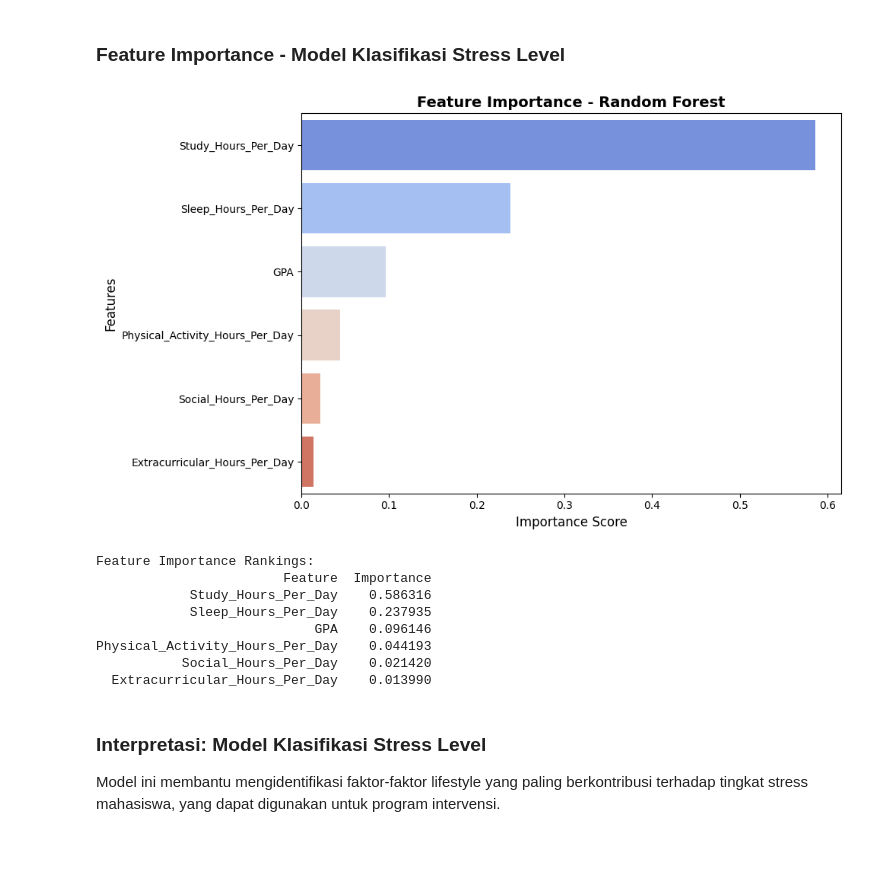
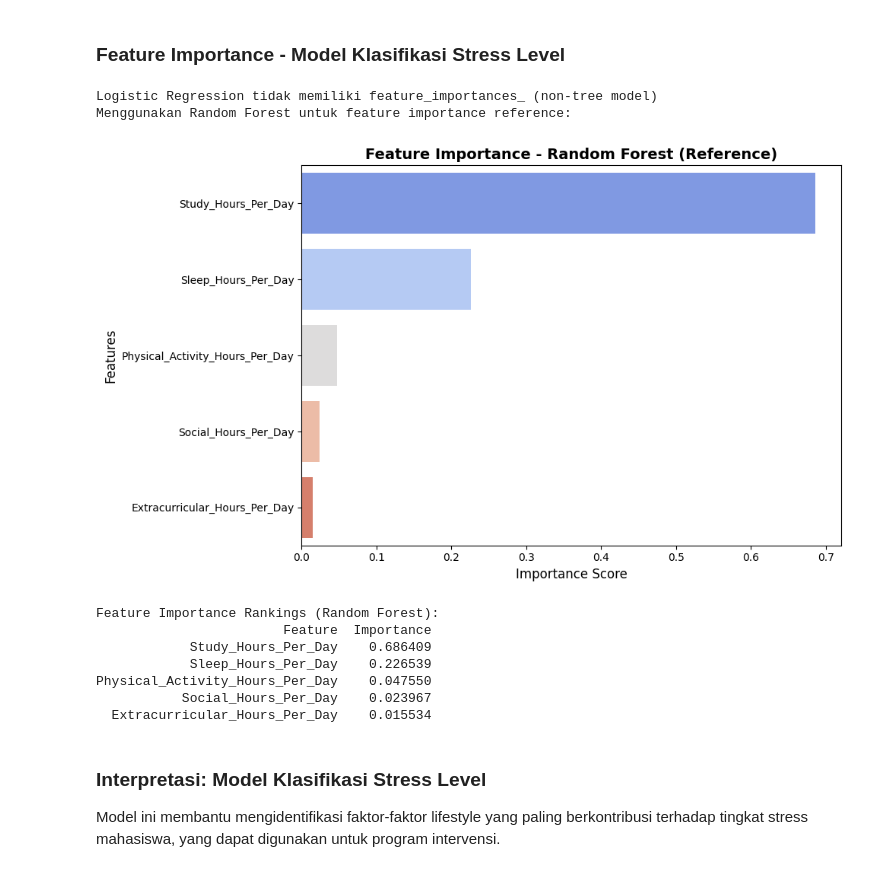
Before and after one commit to Dhiamoch/edutrack_student_lifestyle_analytic, a Jupyter notebook: notebook.ipynb, the cells around one changed output. Drawn from its saved outputs; the diff is of its cells as text; code cells hidden in the pictures.

```diff
--- a/notebook.ipynb
+++ b/notebook.ipynb
@@ -568,7 +811,7 @@ plt.show()
 try:
     if hasattr(best_clf_model, 'feature_importances_'):
         feature_importance_clf = pd.DataFrame({
-            'Feature': feature_cols + ['GPA'],
+            'Feature': feature_cols,
             'Importance': best_clf_model.feature_importances_
         }).sort_values('Importance', ascending=False)
 
@@ -576,44 +819,45 @@ try:
         plt.figure(figsize=(10, 6))
         sns.barplot(data=feature_importance_clf, x='Importance', y='Feature', palette='coolwarm', hue='Feature', legend=False)
         plt.title(f'Feature Importance - {best_model_name}', fontsize=14, fontweight='bold')
         plt.xlabel('Importance Score', fontsize=12)
         plt.ylabel('Features', fontsize=12)
         plt.tight_layout()
         plt.show()
 
         print("\nFeature Importance Rankings:")
         print(feature_importance_clf.to_string(index=False))
     else:
-        print(f"\n{best_model_name} tidak memiliki feature_importances_ (model tree-based)")
+        print(f"\n{best_model_name} tidak memiliki feature_importances_ (non-tree model)")
         print("Menggunakan Random Forest untuk feature importance reference:")
 
         feature_importance_rf = pd.DataFrame({
-            'Feature': feature_cols + ['GPA'],
+            'Feature': feature_cols,
             'Importance': rf_clf_model.feature_importances_
         }).sort_values('Importance', ascending=False)
 
         plt.figure(figsize=(10, 6))
         sns.barplot(data=feature_importance_rf, x='Importance', y='Feature', palette='coolwarm', hue='Feature', legend=False)
         plt.title(f'Feature Importance - Random Forest (Reference)', fontsize=14, fontweight='bold')
         plt.xlabel('Importance Score', fontsize=12)
         plt.ylabel('Features', fontsize=12)
         plt.tight_layout()
         plt.show()
 
         print("\nFeature Importance Rankings (Random Forest):")
         print(feature_importance_rf.to_string(index=False))
 except Exception as e:
     print(f"Error menampilkan feature importance: {str(e)}")
 # %% [output]
+Logistic Regression tidak memiliki feature_importances_ (non-tree model)
+Menggunakan Random Forest untuk feature importance reference:
-[figure, old version]
+[figure, new version]
-Feature Importance Rankings:
-                        Feature  Importance
-            Study_Hours_Per_Day    0.586316
-            Sleep_Hours_Per_Day    0.237935
-                            GPA    0.096146
-Physical_Activity_Hours_Per_Day    0.044193
-           Social_Hours_Per_Day    0.021420
-  Extracurricular_Hours_Per_Day    0.013990
+Feature Importance Rankings (Random Forest):
+                        Feature  Importance
+            Study_Hours_Per_Day    0.686409
+            Sleep_Hours_Per_Day    0.226539
+Physical_Activity_Hours_Per_Day    0.047550
+           Social_Hours_Per_Day    0.023967
+  Extracurricular_Hours_Per_Day    0.015534
 # %% [markdown]
 ### Interpretasi: Model Klasifikasi Stress Level
 Model ini membantu mengidentifikasi faktor-faktor lifestyle yang paling berkontribusi terhadap tingkat stress mahasiswa, yang dapat digunakan untuk program intervensi.
```
Also changed, not shown: parts of 8 cells of this notebook, 4 other files.
